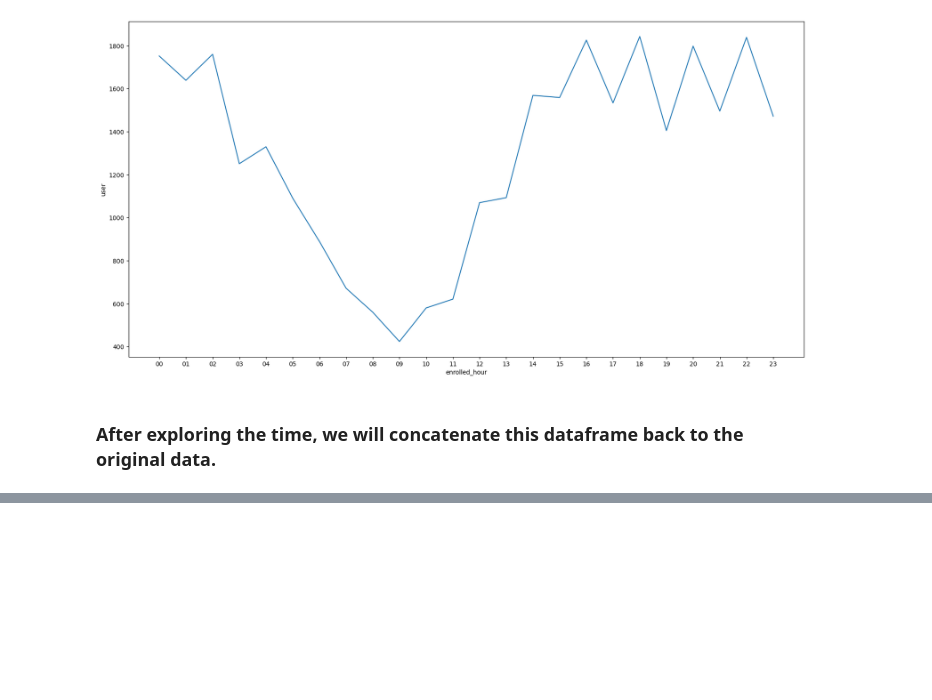
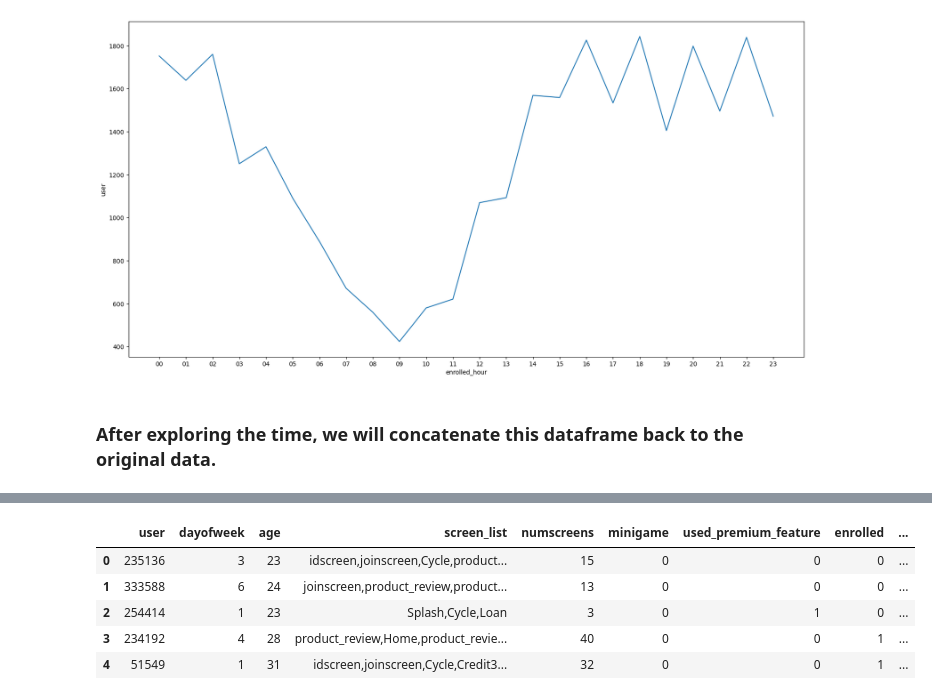
Before and after one commit to Verionyang/Project-_User_usage_Banking_App, a Jupyter notebook: Notebooks/Untitled.ipynb, the cells around one changed output, grey strips where cells are left out. Saved outputs shown, nothing was run; the diff lists cells and outputs as text; code cells hidden in the pictures; blank space fills up the shorter version.

```diff
--- a/Notebooks/Untitled.ipynb
+++ b/Notebooks/Untitled.ipynb
@@ -275,4 +275,18 @@ data.head(5)
 | 3 | 234192 | 2013-07-05 16:08:46.354 | 4 | 16:00:00 | 28 | product_review,Home,product_revie... | 40 | 0 | ... |
 | 4 | 51549 | 2013-02-26 18:50:48.661 | 1 | 18:00:00 | 31 | idscreen,joinscreen,Cycle,Credit3... | 32 | 0 | ... |
 # %%
-data = data.drop(columns=['first_open'])
+data2 = data.copy()
+df_time2=df_time.copy()
+data2 = data2.drop(columns=['first_open','hour','enrolled_date'])
+df_time2 = df_time2.drop(columns='user',axis=1)
+
+user = pd.concat([data2,df_time2],axis=1)
+
+user.head()
+# %% [output]
+|  | user | dayofweek | age | screen_list | numscreens | minigame | used_premium_feature | enrolled | ... |
+| 0 | 235136 | 3 | 23 | idscreen,joinscreen,Cycle,product... | 15 | 0 | 0 | 0 | ... |
+| 1 | 333588 | 6 | 24 | joinscreen,product_review,product... | 13 | 0 | 0 | 0 | ... |
+| 2 | 254414 | 1 | 23 | Splash,Cycle,Loan | 3 | 0 | 1 | 0 | ... |
+| 3 | 234192 | 4 | 28 | product_review,Home,product_revie... | 40 | 0 | 0 | 1 | ... |
+| 4 | 51549 | 1 | 31 | idscreen,joinscreen,Cycle,Credit3... | 32 | 0 | 0 | 1 | ... |
```
Also changed, not shown: parts of 23 cells of this notebook, 2 other files.
